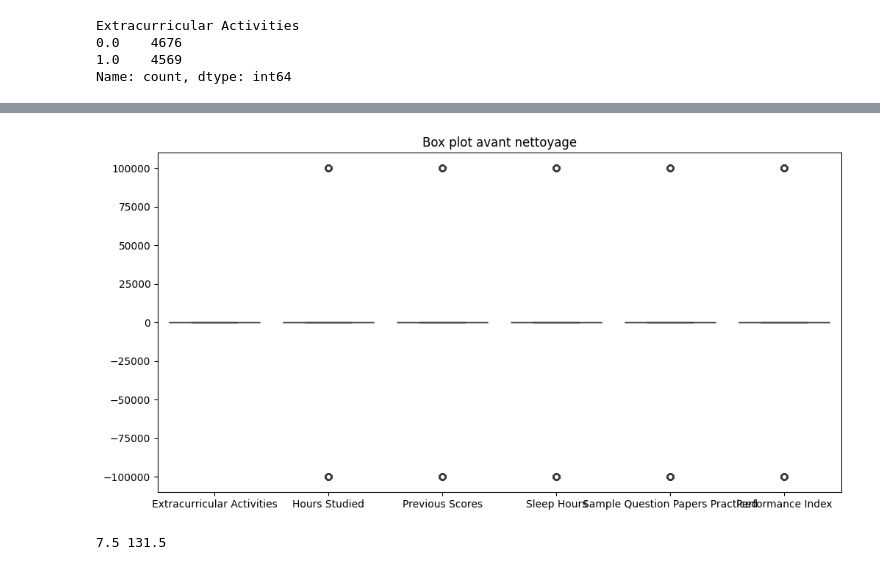
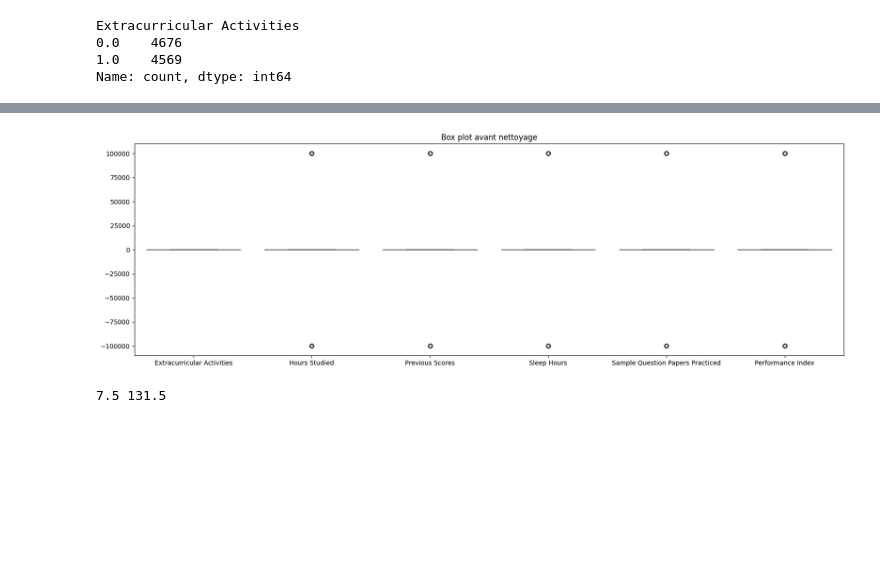
Before and after one commit to AdamSe22/DataMinig, a Jupyter notebook: Untitled.ipynb, the cells around one changed output, grey strips where cells are left out. Cells and saved outputs as stored; diff of their text form; code cells hidden in the pictures; blank space fills up the shorter version.

```diff
--- a/Untitled.ipynb
+++ b/Untitled.ipynb
@@ -238,11 +226,11 @@ plt.show()
 # %%
 #Box Plot
-plt.figure(figsize=(12, 6))
+plt.figure(figsize=(20, 6))
 sns.boxplot(data=X)
 plt.title("Box plot avant nettoyage")
 plt.show()
 # %% [output]
-[figure, old version]
+[figure, new version]
 # %%
 Q1 = data["Previous Scores"].quantile(0.25)
 Q3 = data["Previous Scores"].quantile(0.75)
```
Also changed, not shown: parts of 21 cells of this notebook, 1 other file.
